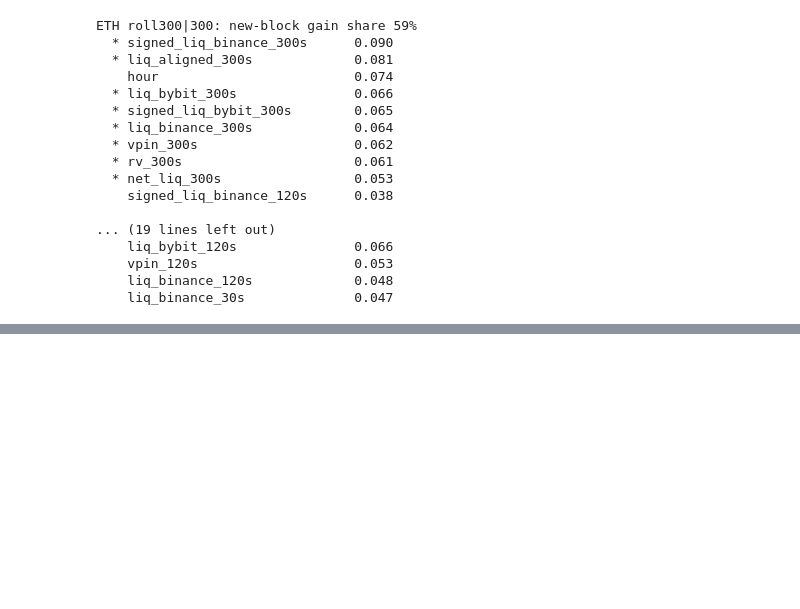
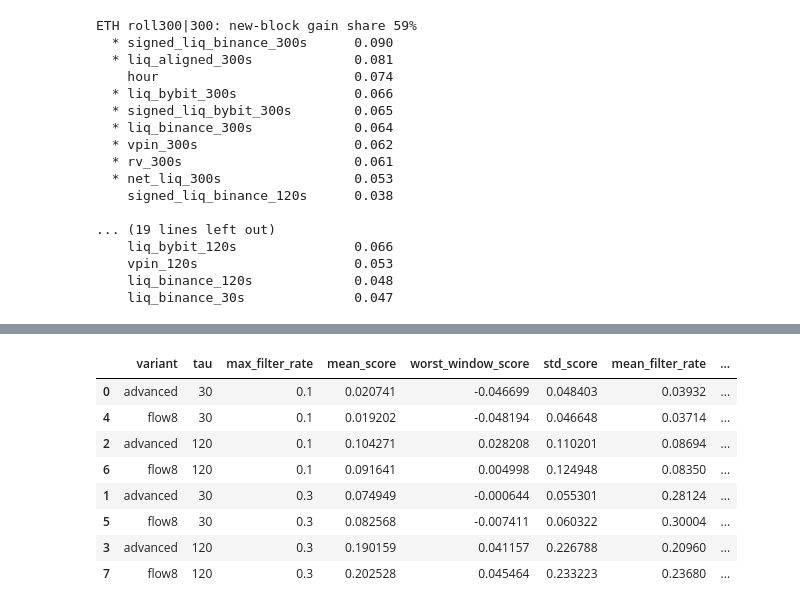
Before and after one commit to quickmathsometree/hft-liquidations-2026, a Jupyter notebook: p34_prod/backtest.ipynb, the cells around one changed output, grey strips where cells are left out. Drawn from its saved outputs; the diff is of its cells as text; code cells hidden in the pictures; blank space fills up the shorter version.

```diff
--- a/p34_prod/backtest.ipynb
+++ b/p34_prod/backtest.ipynb
@@ -773,0 +783,17 @@ ETH roll300|300: new-block gain share 59%
+# %%
+PILOT8_RESULTS = PILOT_DIR / "btc_pilot8_results.parquet"
+PILOT8_OOS = PILOT_DIR / "btc_pilot8_oos.npz"
+PILOT8_OOS_META = PILOT_DIR / "btc_pilot8_oos_meta.parquet"
+
+pilot8 = util.load_pilot_results(PILOT8_RESULTS)
+util.pilot_aggregate_summary(pilot8).sort_values(["max_filter_rate", "tau", "variant"])
+# %% [output]
+|  | variant | tau | max_filter_rate | mean_score | worst_window_score | std_score | mean_filter_rate | ... |
+| 0 | advanced | 30 | 0.1 | 0.020741 | -0.046699 | 0.048403 | 0.03932 | ... |
+| 4 | flow8 | 30 | 0.1 | 0.019202 | -0.048194 | 0.046648 | 0.03714 | ... |
+| 2 | advanced | 120 | 0.1 | 0.104271 | 0.028208 | 0.110201 | 0.08694 | ... |
+| 6 | flow8 | 120 | 0.1 | 0.091641 | 0.004998 | 0.124948 | 0.08350 | ... |
+| 1 | advanced | 30 | 0.3 | 0.074949 | -0.000644 | 0.055301 | 0.28124 | ... |
+| 5 | flow8 | 30 | 0.3 | 0.082568 | -0.007411 | 0.060322 | 0.30004 | ... |
+| 3 | advanced | 120 | 0.3 | 0.190159 | 0.041157 | 0.226788 | 0.20960 | ... |
+| 7 | flow8 | 120 | 0.3 | 0.202528 | 0.045464 | 0.233223 | 0.23680 | ... |
```
Also changed, not shown: parts of 23 cells of this notebook, 18 other files.
